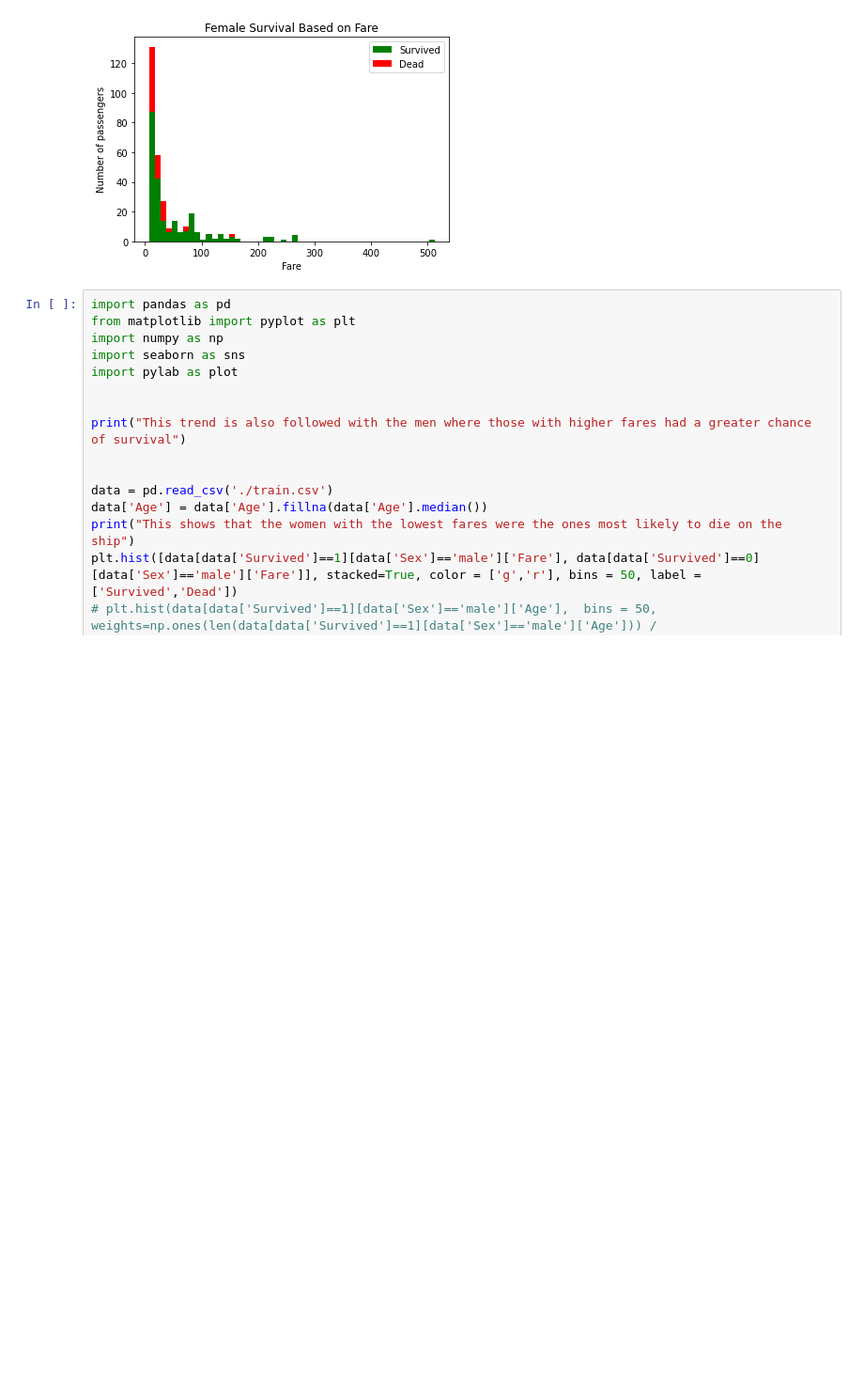
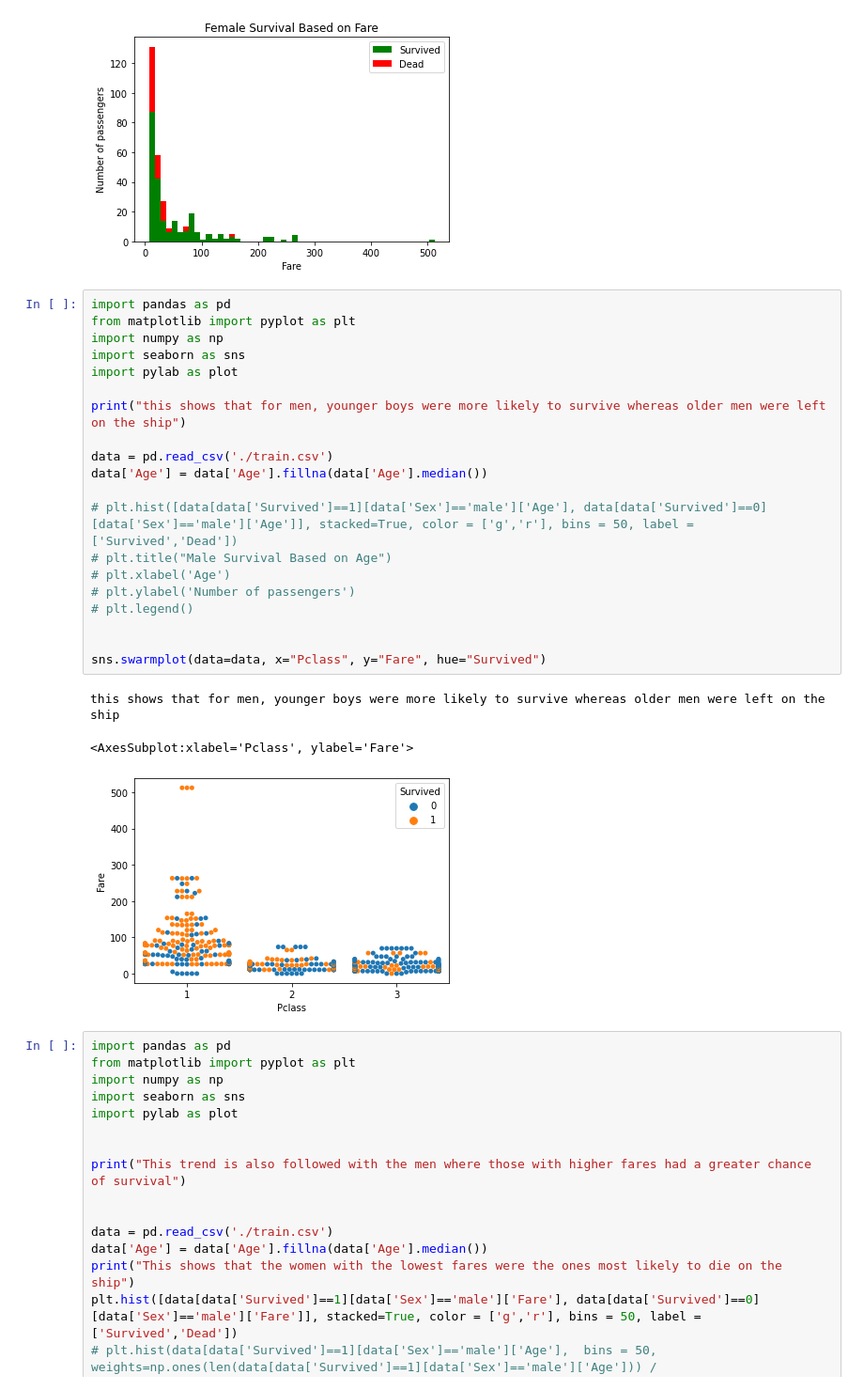
Before and after one commit to nrichardson1222/Titanic_Kaggle_Challenge, a Jupyter notebook: Titanic.ipynb, the cells around one changed output. Shown: that part at 94% size. Cells and saved outputs as stored; diff of their text form; blank space fills up the shorter version.

Commit message:
More Data Visualization

```diff
--- a/Titanic.ipynb
+++ b/Titanic.ipynb
@@ -111,6 +111,30 @@ Now I will check to see if there is a correlation bwetween fare and survival rat
 This shows that the women with the lowest fares were the ones most likely to die on the ship
 <matplotlib.legend.Legend at 0x...>
 [figure]
+# %%
+import pandas as pd
+from matplotlib import pyplot as plt
+import numpy as np
+import seaborn as sns
+import pylab as plot
+
+print("this shows that for men, younger boys were more likely to survive whereas older men were left on the ship")
+
+data = pd.read_csv('./train.csv')
+data['Age'] = data['Age'].fillna(data['Age'].median())
+
+# plt.hist([data[data['Survived']==1][data['Sex']=='male']['Age'], data[data['Survived']==0][data['Sex']=='male']['Age']], stacked=True, color = ['g','r'], bins = 50, label = ['Survived','Dead'])
+# plt.title("Male Survival Based on Age")
+# plt.xlabel('Age')
+# plt.ylabel('Number of passengers')
+# plt.legend()
+
+
+sns.swarmplot(data=data, x="Pclass", y="Fare", hue="Survived")
+# %% [output]
+this shows that for men, younger boys were more likely to survive whereas older men were left on the ship
+<AxesSubplot:xlabel='Pclass', ylabel='Fare'>
+[figure, added]
 # %%
 import pandas as pd
 from matplotlib import pyplot as plt
```
Also changed, not shown: parts of 2 cells of this notebook.
